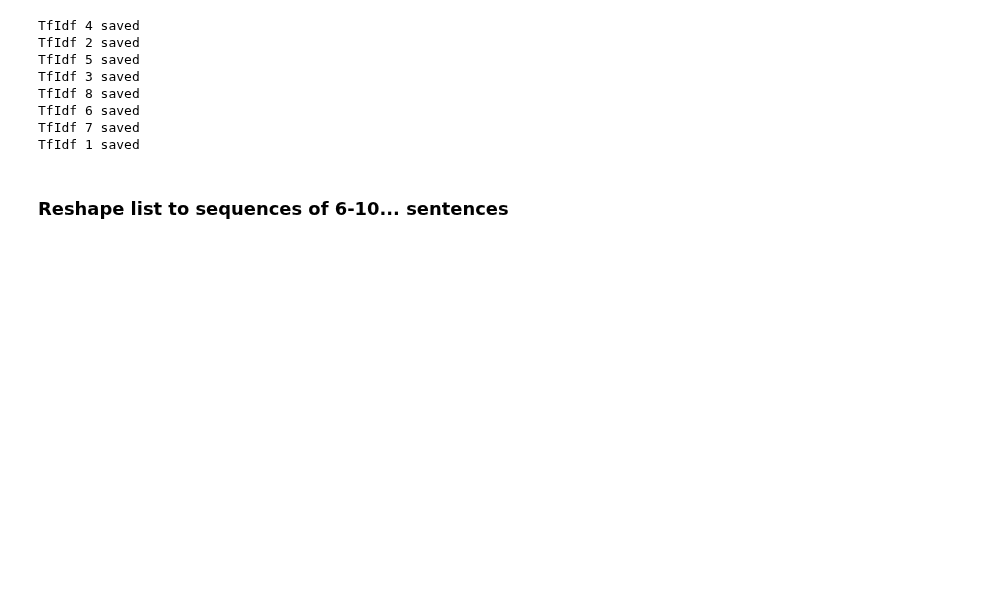
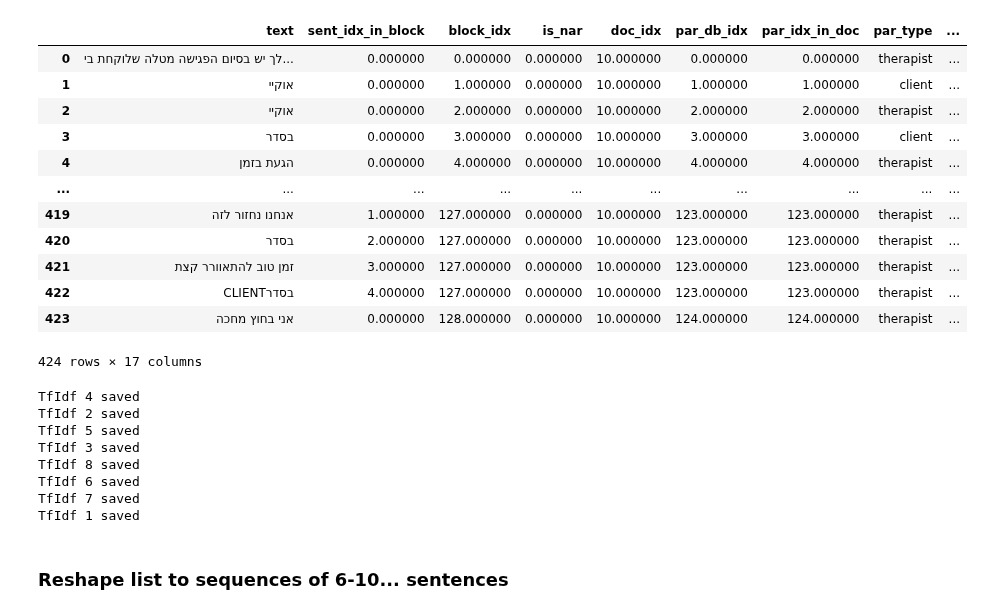
Before and after one commit to Sofy34/personal_strudy, a Jupyter notebook: thesis/01_add_new_doc.ipynb, the cells around one changed output. Saved outputs shown, nothing was run; the diff lists cells and outputs as text; code cells hidden in the pictures; blank space fills up the shorter version.

```diff
--- a/thesis/01_add_new_doc.ipynb
+++ b/thesis/01_add_new_doc.ipynb
@@ -22,3 +69,20 @@ doc_db
+# %%
+sent_db = pd.read_csv("./dataframes/10_sent_db.csv")
+sent_db
+# %% [output]
+|  | text | sent_idx_in_block | block_idx | is_nar | doc_idx | par_db_idx | par_idx_in_doc | par_type | ... |
+| 0 | לך יש בסיום הפגישה מטלה שלוקחת בי... | 0.000000 | 0.000000 | 0.000000 | 10.000000 | 0.000000 | 0.000000 | therapist | ... |
+| 1 | אוקיי | 0.000000 | 1.000000 | 0.000000 | 10.000000 | 1.000000 | 1.000000 | client | ... |
+| 2 | אוקיי | 0.000000 | 2.000000 | 0.000000 | 10.000000 | 2.000000 | 2.000000 | therapist | ... |
+| 3 | בסדר | 0.000000 | 3.000000 | 0.000000 | 10.000000 | 3.000000 | 3.000000 | client | ... |
+| 4 | הגעת בזמן | 0.000000 | 4.000000 | 0.000000 | 10.000000 | 4.000000 | 4.000000 | therapist | ... |
+| ... | ... | ... | ... | ... | ... | ... | ... | ... | ... |
+| 419 | אנחנו נחזור לזה | 1.000000 | 127.000000 | 0.000000 | 10.000000 | 123.000000 | 123.000000 | therapist | ... |
+| 420 | בסדר | 2.000000 | 127.000000 | 0.000000 | 10.000000 | 123.000000 | 123.000000 | therapist | ... |
+| 421 | זמן טוב להתאוורר קצת | 3.000000 | 127.000000 | 0.000000 | 10.000000 | 123.000000 | 123.000000 | therapist | ... |
+| 422 | CLIENTבסדר | 4.000000 | 127.000000 | 0.000000 | 10.000000 | 123.000000 | 123.000000 | therapist | ... |
+| 423 | אני בחוץ מחכה | 0.000000 | 128.000000 | 0.000000 | 10.000000 | 124.000000 | 124.000000 | therapist | ... |
+424 rows × 17 columns
 # %%
 for i in range(1,9):
     feature_utils.get_and_save_sent_lemma_db(i)
```
Also changed, not shown: parts of 11 cells of this notebook, 2 other files.
